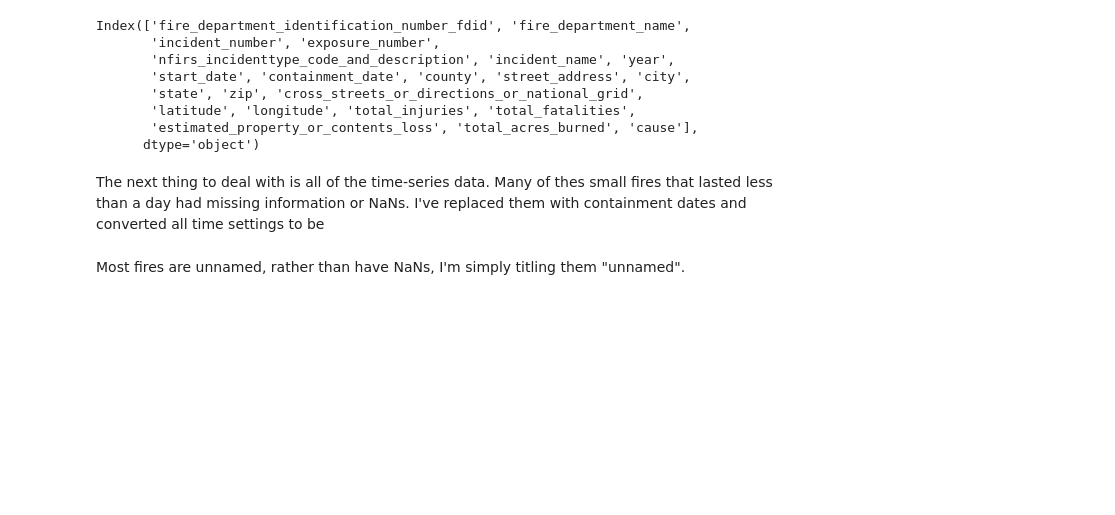
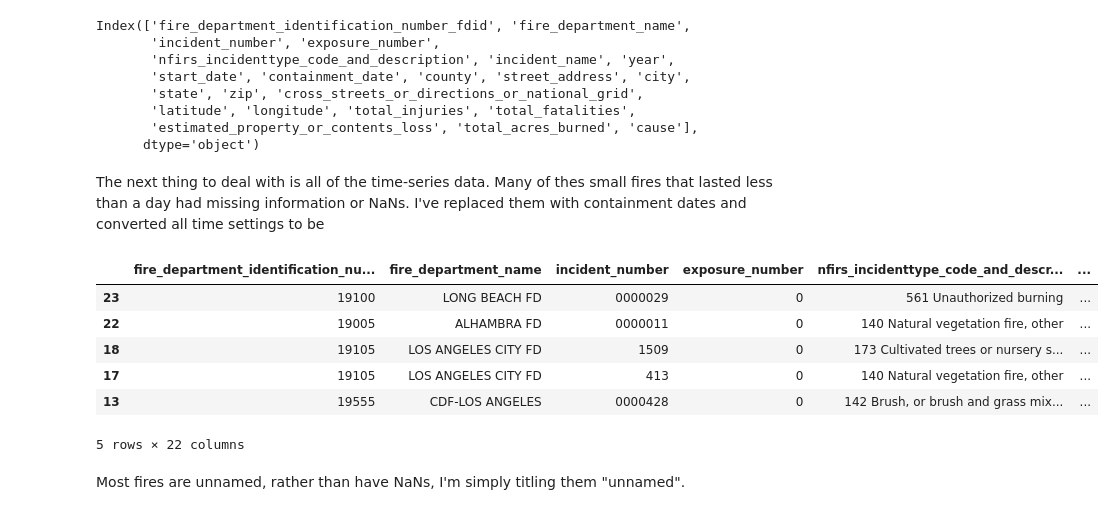
Before and after one commit to Davidloku1234567/Cal_Fire, a Jupyter notebook: cal_fire_data_w-Copy1.ipynb, the cells around one changed output. Drawn from its saved outputs; the diff is of its cells as text; code cells hidden in the pictures; blank space fills up the shorter version.

```diff
--- a/cal_fire_data_w-Copy1.ipynb
+++ b/cal_fire_data_w-Copy1.ipynb
@@ -75,6 +75,16 @@ df['containment_date'] = pd.to_datetime(df['containment_date'], errors='coerce')
 df['containment_date'].fillna(df['start_date'], inplace=True)
 # %%
 df.sort_values('start_date', inplace=True)
+# %%
+df[df['county']=="Los Angeles"].head()
+# %% [output]
+|  | fire_department_identification_nu... | fire_department_name | incident_number | exposure_number | nfirs_incidenttype_code_and_descr... | ... |
+| 23 | 19100 | LONG BEACH FD | 0000029 | 0 | 561 Unauthorized burning | ... |
+| 22 | 19005 | ALHAMBRA FD | 0000011 | 0 | 140 Natural vegetation fire, other | ... |
+| 18 | 19105 | LOS ANGELES CITY FD | 1509 | 0 | 173 Cultivated trees or nursery s... | ... |
+| 17 | 19105 | LOS ANGELES CITY FD | 413 | 0 | 140 Natural vegetation fire, other | ... |
+| 13 | 19555 | CDF-LOS ANGELES | 0000428 | 0 | 142 Brush, or brush and grass mix... | ... |
+5 rows × 22 columns
 # %% [markdown]
 Most fires are unnamed, rather than have NaNs, I'm simply titling them "unnamed".
 # %%
```
Also changed, not shown: 3 other files.
